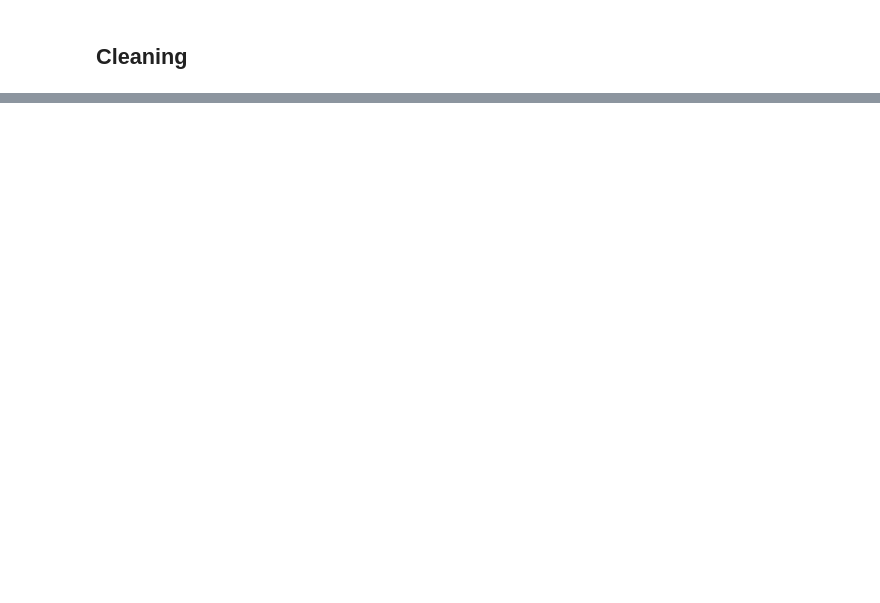
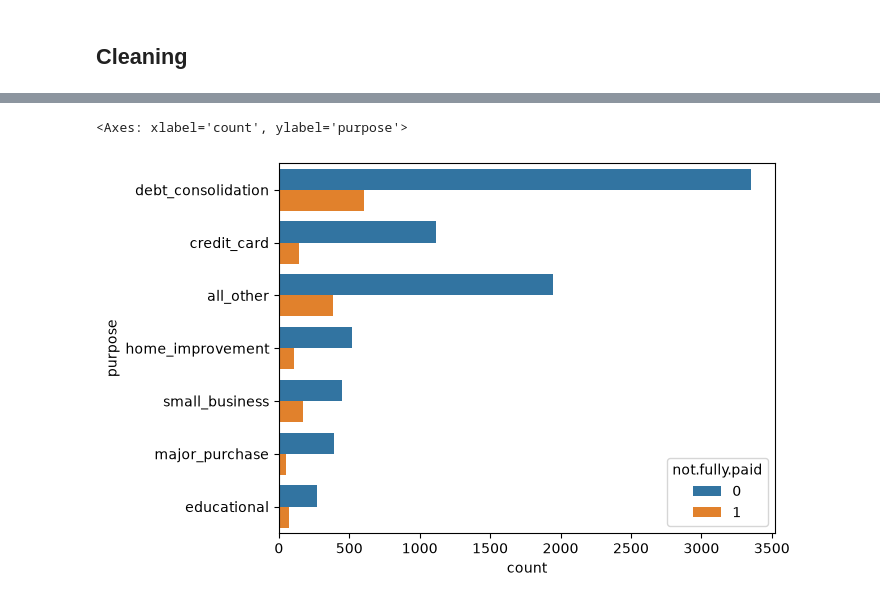
Before and after one commit to Ri-Dearg/aiml-labs, a Jupyter notebook: lab4c.ipynb, the cells around one changed output, grey strips where cells are left out. Saved outputs shown, nothing was run; the diff lists cells and outputs as text; code cells hidden in the pictures; blank space fills up the shorter version.

```diff
--- a/lab4c.ipynb
+++ b/lab4c.ipynb
@@ -113,0 +136,6 @@ for ax, col in zip(axes.flat, cols):
+# %%
+# Countplot shows imbalance for target
+sns.countplot(data=df, y='purpose', hue='not.fully.paid')
+# %% [output]
+<Axes: xlabel='count', ylabel='purpose'>
+[figure, added]
```
Also changed, not shown: parts of 12 cells of this notebook.
